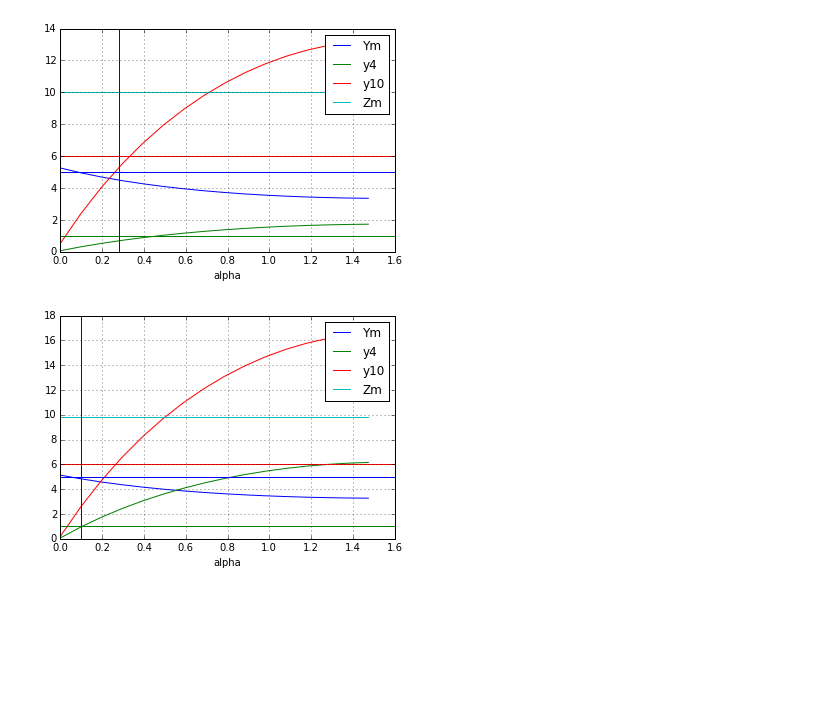
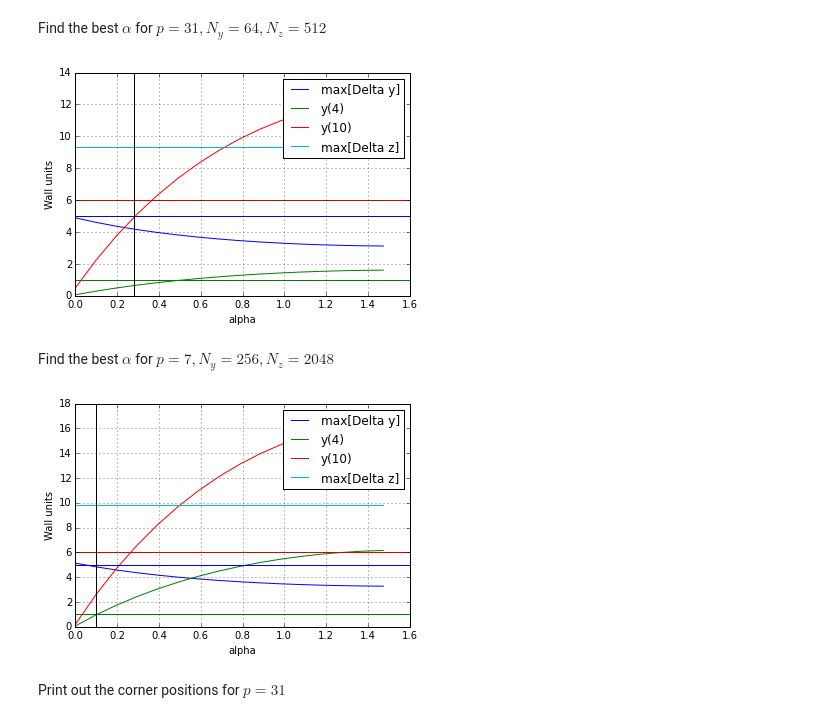
Before and after one commit to maxhutch/sem, a Jupyter notebook: Ducts.ipynb, the cells around one changed output. Saved outputs shown, nothing was run; the diff lists cells and outputs as text; code cells hidden in the pictures; blank space fills up the shorter version.

```diff
--- a/Ducts.ipynb
+++ b/Ducts.ipynb
@@ -36,36 +36,41 @@ def wall_units(yl, Nz, p, Re, plot=False):
     return ym, y1, y10, zn
 
 def plot_units(yms, y1s, y10s, zms, line=None):
-    plt.plot(alphs,yms, label='Ym')
-    plt.plot(alphs,y1s, label='y4')
-    plt.plot(alphs,y10s, label='y10')
-    plt.plot(alphs,zms, label = 'Zm')
+    plt.plot(alphs,yms, label='max[Delta y]')
+    plt.plot(alphs,y1s, label='y(4)')
+    plt.plot(alphs,y10s, label='y(10)')
+    plt.plot(alphs,zms, label = 'max[Delta z]')
     plt.axhline(1.0, color='green')
     plt.axhline(6.0, color='red')
     plt.axhline(5.0, color='blue')
     if line is not None:
-        plt.axvline(line)
+        plt.axvline(line, color='black')
     plt.grid()
     plt.legend()
     plt.xlabel('alpha')
+    plt.ylabel('Wall units')
+# %% [markdown]
+Find the best $\alpha$ for $p = 31, N_y = 64, N_z = 512$
 # %%
 alphs = list(np.linspace(0,pi/2, 16, endpoint=False))
-Re=4300;
+Re=4000;
 N = 31
 Nl = 65
 Nz = 513
 yms = []; y1s = []; y10s = []; zms = []
 for alph in alphs:
     yl=mesh(alph, Nl)
     ym, y1, y10, zm = wall_units(yl,Nz,N,Re)
     yms.append(ym)
     y1s.append(y1)
     y10s.append(y10)
     zms.append(zm)
 
 plot_units(yms, y1s, y10s, zms, .28)
 # %% [output]
-[figure, old version]
+[figure, new version]
+# %% [markdown]
+Find the best $\alpha$ for $p = 7, N_y = 256, N_z = 2048$
 # %%
 alphs = list(np.linspace(0,pi/2, 16, endpoint=False))
 Re=4000;
@@ -83,4 +88,6 @@ for alph in alphs:
 
 plot_units(yms, y1s, y10s, zms, .1)
 # %% [output]
-[figure, old version]
+[figure, new version]
+# %% [markdown]
+Print out the corner positions for $p = 31$
```
Also changed, not shown: parts of 3 cells of this notebook, 2 other files.
